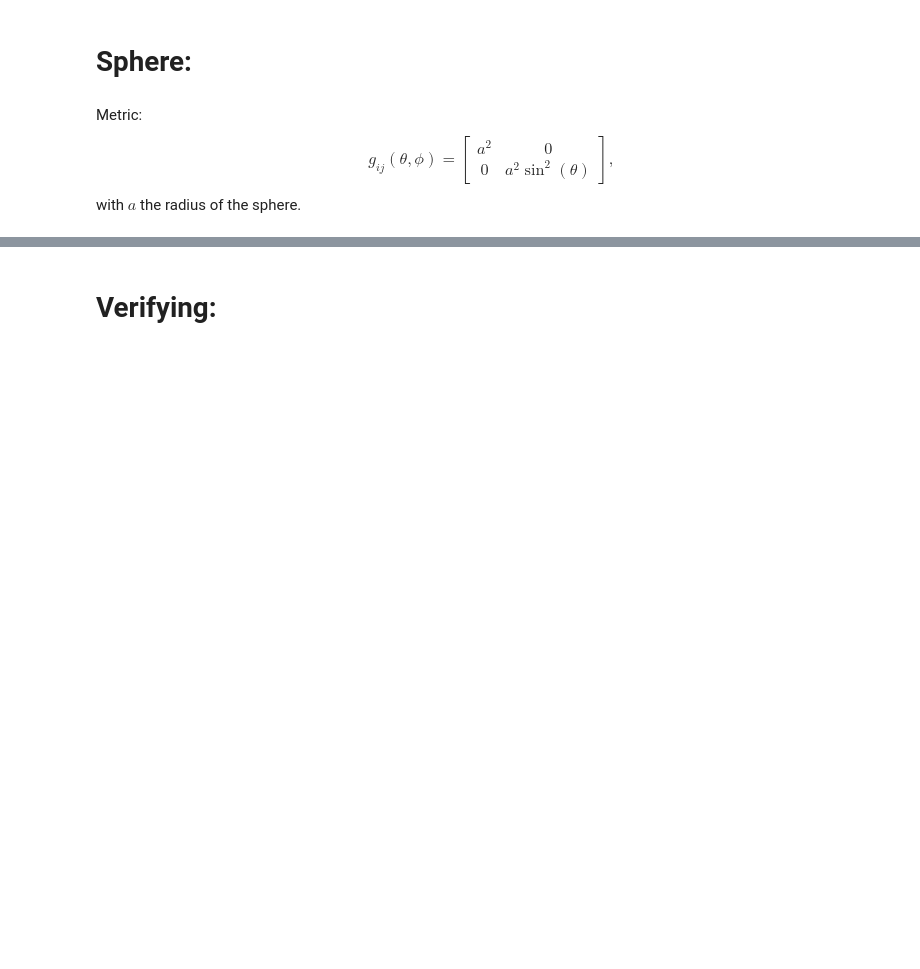
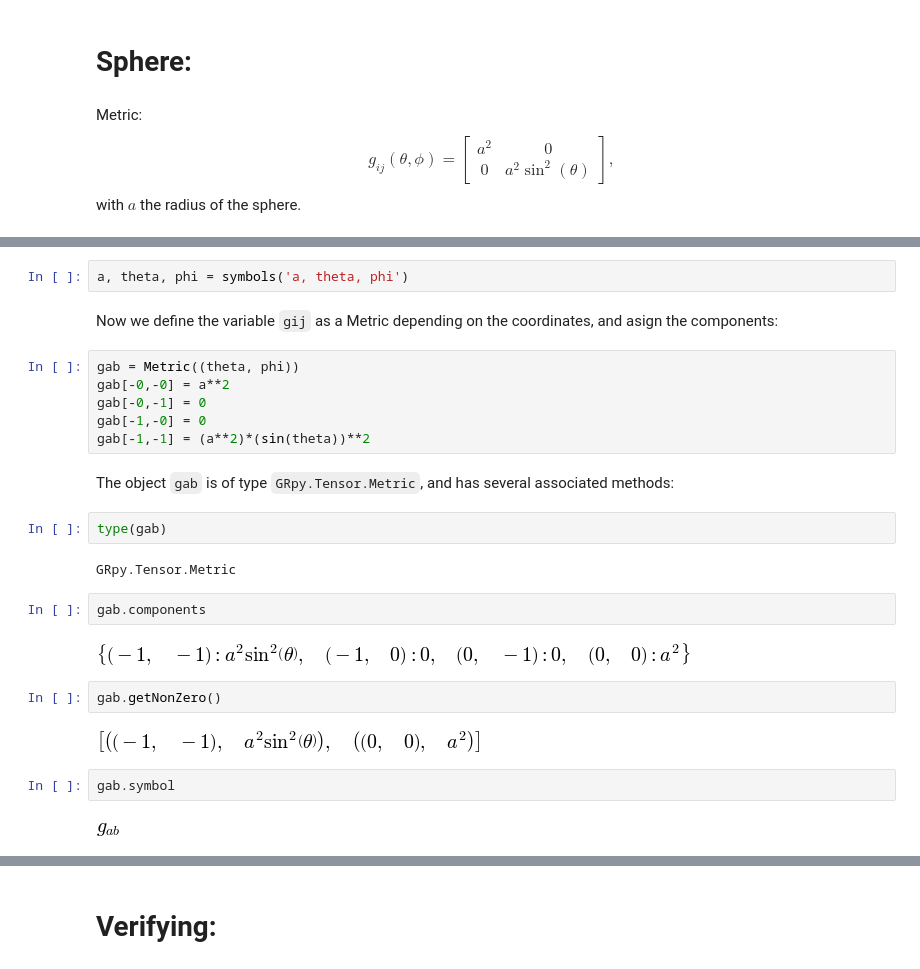
Before and after one commit to nataly-nicole/GRpy, a Jupyter notebook: sphere.ipynb, the cells around one changed output, grey strips where cells are left out. Saved outputs shown, nothing was run; the diff lists cells and outputs as text; blank space fills up the shorter version.

```diff
--- a/sphere.ipynb
+++ b/sphere.ipynb
@@ -132,0 +21,28 @@ The Other scalar is:
+# %%
+a, theta, phi = symbols('a, theta, phi')
+# %% [markdown]
+Now we define the variable `gij` as a Metric depending on the coordinates, and asign the components:
+# %%
+gab = Metric((theta, phi))
+gab[-0,-0] = a**2
+gab[-0,-1] = 0
+gab[-1,-0] = 0
+gab[-1,-1] = (a**2)*(sin(theta))**2
+# %% [markdown]
+The object `gab` is of type `GRpy.Tensor.Metric`, and has several associated methods:
+# %%
+type(gab)
+# %% [output]
+GRpy.Tensor.Metric
+# %%
+gab.components
+# %% [output]
+[figure, added]
+# %%
+gab.getNonZero()
+# %% [output]
+[figure, added]
+# %%
+gab.symbol
+# %% [output]
+[figure, added]
```
Also changed, not shown: parts of 61 cells of this notebook.
